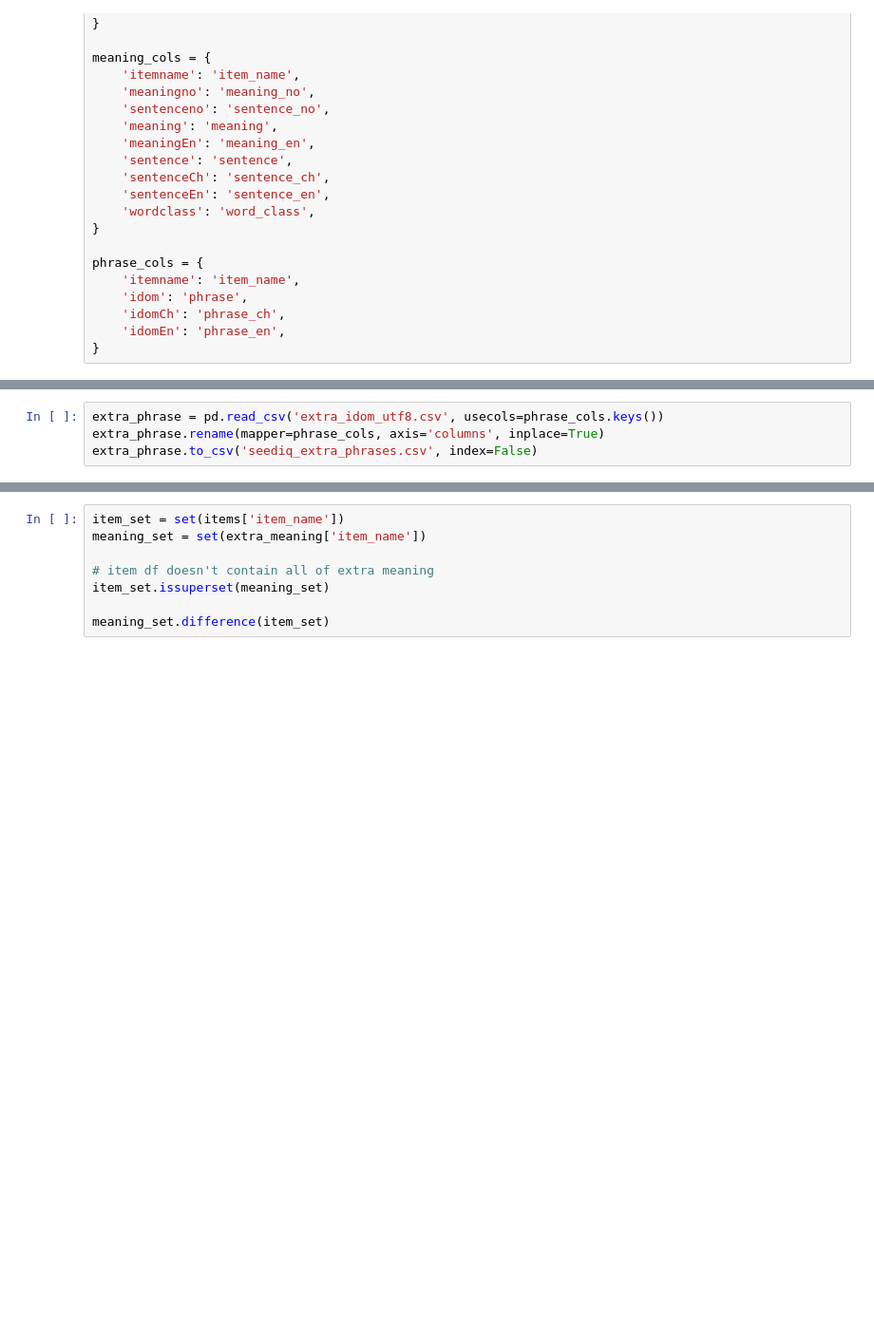
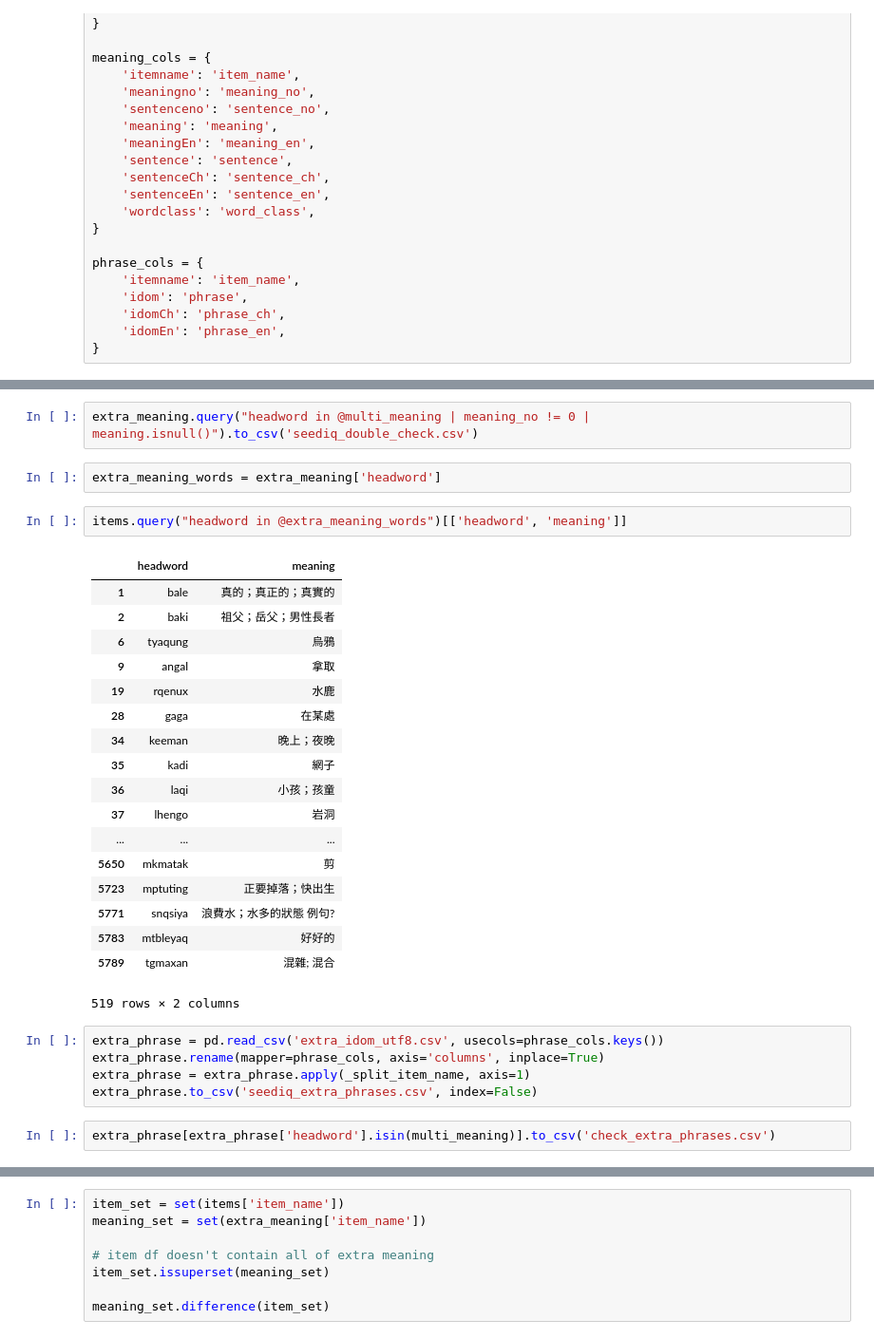
Before and after one commit to dachenlian/kariseediq, a Jupyter notebook: SeediqMigrateDB.ipynb, the cells around one changed output, grey strips where cells are left out. Shown at 95% size. Drawn from its saved outputs; the diff is of its cells as text; blank space fills up the shorter version.

```diff
--- a/SeediqMigrateDB.ipynb
+++ b/SeediqMigrateDB.ipynb
@@ -67,4 +108,32 @@ extra_meaning.to_csv('seediq_extra_meaning_updated.csv', index=False)
+# %%
+extra_meaning.query("headword in @multi_meaning | meaning_no != 0 | meaning.isnull()").to_csv('seediq_double_check.csv')
+# %%
+extra_meaning_words = extra_meaning['headword']
+# %%
+items.query("headword in @extra_meaning_words")[['headword', 'meaning']]
+# %% [output]
+|  | headword | meaning |
+| 1 | bale | 真的；真正的；真實的 |
+| 2 | baki | 祖父；岳父；男性長者 |
+| 6 | tyaqung | 烏鴉 |
+| 9 | angal | 拿取 |
+| 19 | rqenux | 水鹿 |
+| 28 | gaga | 在某處 |
+| 34 | keeman | 晚上；夜晚 |
+| 35 | kadi | 網子 |
+| 36 | laqi | 小孩；孩童 |
+| 37 | lhengo | 岩洞 |
+| ... | ... | ... |
+| 5650 | mkmatak | 剪 |
+| 5723 | mptuting | 正要掉落；快出生 |
+| 5771 | snqsiya | 浪費水；水多的狀態 例句? |
+| 5783 | mtbleyaq | 好好的 |
+| 5789 | tgmaxan | 混雜; 混合 |
+519 rows × 2 columns
 # %%
 extra_phrase = pd.read_csv('extra_idom_utf8.csv', usecols=phrase_cols.keys())
 extra_phrase.rename(mapper=phrase_cols, axis='columns', inplace=True)
+extra_phrase = extra_phrase.apply(_split_item_name, axis=1)
 extra_phrase.to_csv('seediq_extra_phrases.csv', index=False)
+# %%
+extra_phrase[extra_phrase['headword'].isin(multi_meaning)].to_csv('check_extra_phrases.csv')
```
Also changed, not shown: parts of 18 cells of this notebook.
